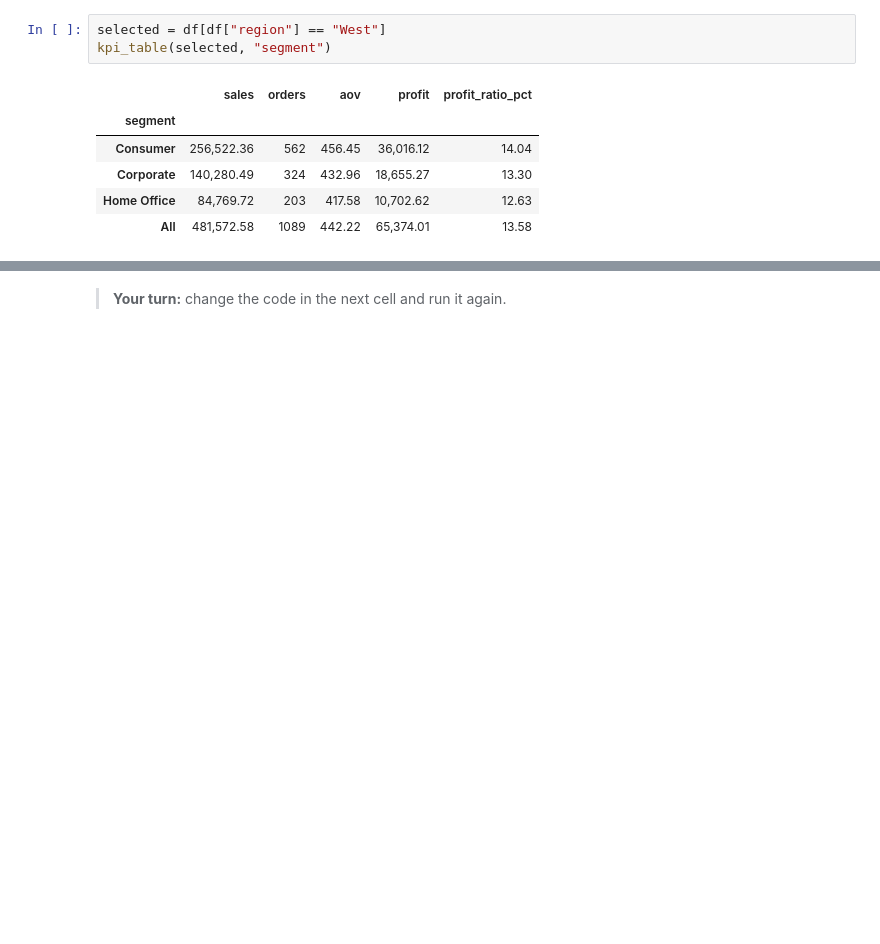
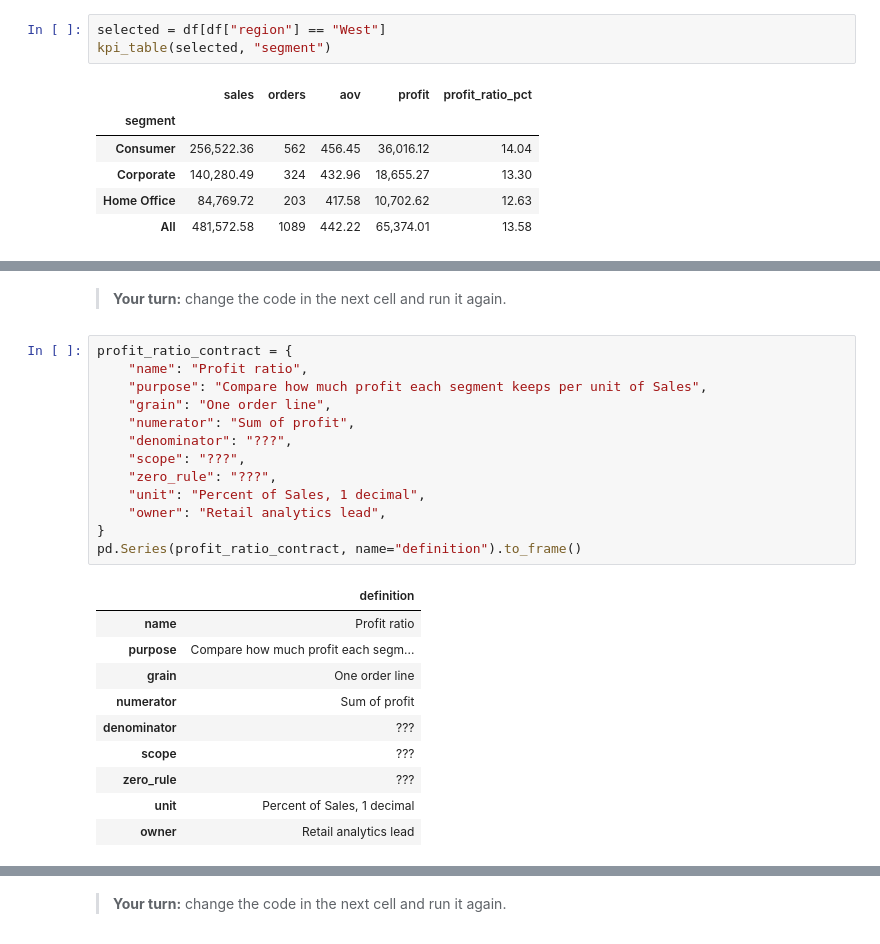
Before and after one commit to Aayush181509/AnalyticsLecture, a Jupyter notebook: notebooks/05_metrics_and_kpis_lab.ipynb, the cells around one changed output, grey strips where cells are left out. Cells and saved outputs as stored; diff of their text form; blank space fills up the shorter version.

```diff
--- a/notebooks/05_metrics_and_kpis_lab.ipynb
+++ b/notebooks/05_metrics_and_kpis_lab.ipynb
@@ -357,0 +385,26 @@ kpi_table(selected, "segment")
+# %% [markdown]
+> **Your turn:** change the code in the next cell and run it again.
+# %%
+profit_ratio_contract = {
+    "name": "Profit ratio",
+    "purpose": "Compare how much profit each segment keeps per unit of Sales",
+    "grain": "One order line",
+    "numerator": "Sum of profit",
+    "denominator": "???",
+    "scope": "???",
+    "zero_rule": "???",
+    "unit": "Percent of Sales, 1 decimal",
+    "owner": "Retail analytics lead",
+}
+pd.Series(profit_ratio_contract, name="definition").to_frame()
+# %% [output]
+|  | definition |
+| name | Profit ratio |
+| purpose | Compare how much profit each segm... |
+| grain | One order line |
+| numerator | Sum of profit |
+| denominator | ??? |
+| scope | ??? |
+| zero_rule | ??? |
+| unit | Percent of Sales, 1 decimal |
+| owner | Retail analytics lead |
```
Also changed, not shown: parts of 31 cells of this notebook, 44 other files.
